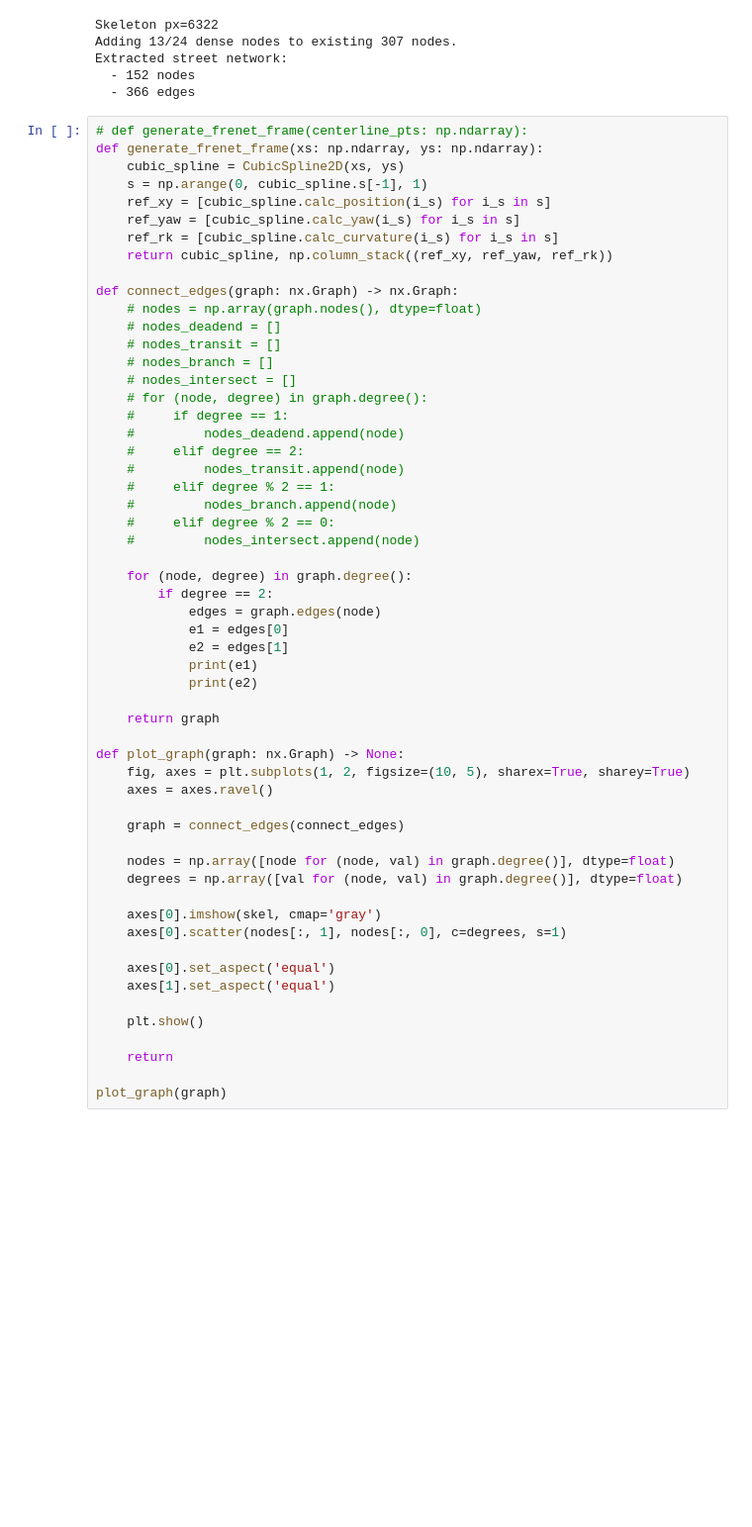
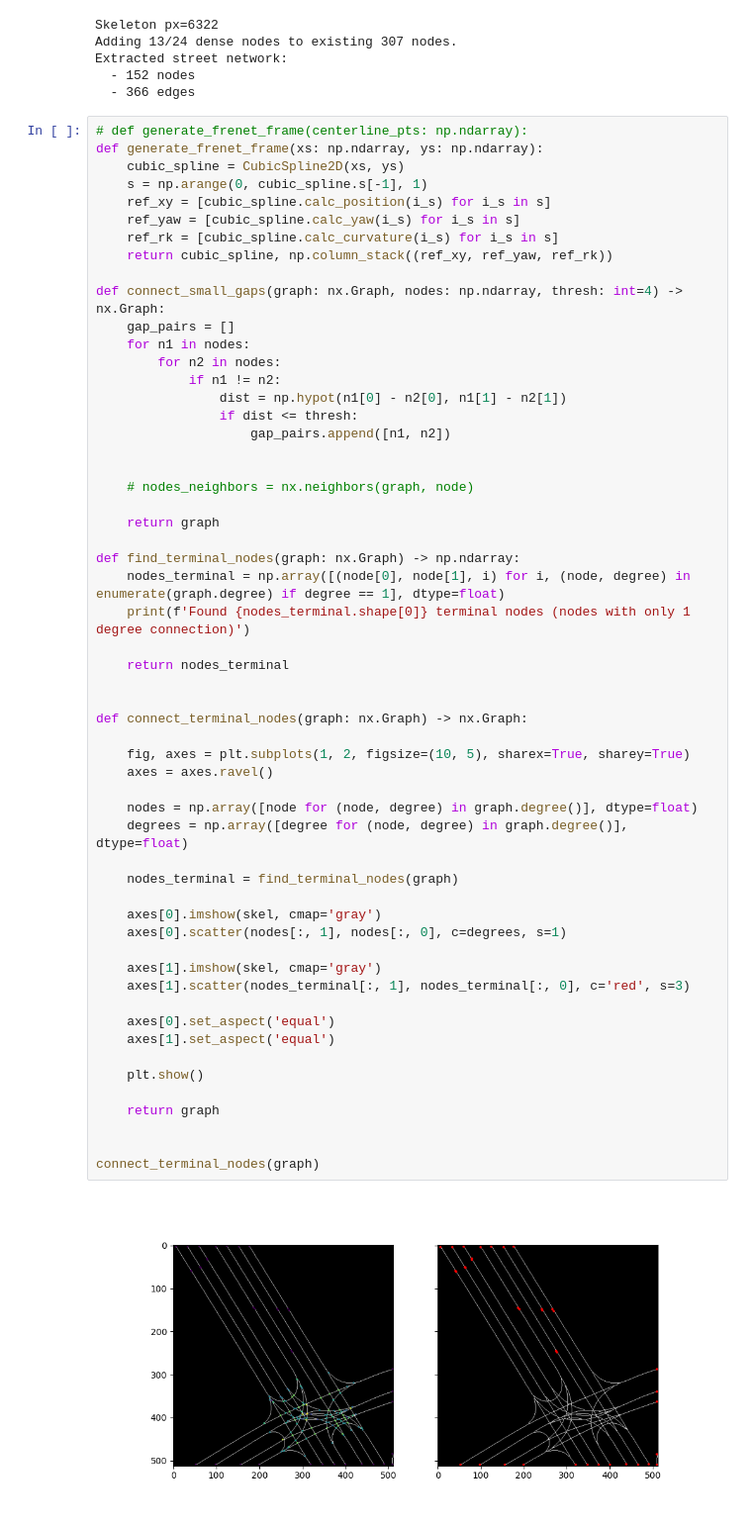
Before and after one commit to Excitablecell/extract-raster-network, a Jupyter notebook: extract_lanes.ipynb, the cells around one changed output. Shown: that part at 99% size. Drawn from its saved outputs; the diff is of its cells as text; blank space fills up the shorter version.

Commit message:
feat: find_terminal_nodes

```diff
--- a/extract_lanes.ipynb
+++ b/extract_lanes.ipynb
@@ -44,57 +44,58 @@ Extracted street network:
 # %%
 # def generate_frenet_frame(centerline_pts: np.ndarray):
 def generate_frenet_frame(xs: np.ndarray, ys: np.ndarray):
     cubic_spline = CubicSpline2D(xs, ys)
     s = np.arange(0, cubic_spline.s[-1], 1)
     ref_xy = [cubic_spline.calc_position(i_s) for i_s in s]
     ref_yaw = [cubic_spline.calc_yaw(i_s) for i_s in s]
     ref_rk = [cubic_spline.calc_curvature(i_s) for i_s in s]
     return cubic_spline, np.column_stack((ref_xy, ref_yaw, ref_rk))
 
-def connect_edges(graph: nx.Graph) -> nx.Graph:
-    # nodes = np.array(graph.nodes(), dtype=float)
-    # nodes_deadend = []
-    # nodes_transit = []
-    # nodes_branch = []
-    # nodes_intersect = []
-    # for (node, degree) in graph.degree():
-    #     if degree == 1:
-    #         nodes_deadend.append(node)
-    #     elif degree == 2:
-    #         nodes_transit.append(node)
-    #     elif degree % 2 == 1:
-    #         nodes_branch.append(node)
-    #     elif degree % 2 == 0:
-    #         nodes_intersect.append(node)
+def connect_small_gaps(graph: nx.Graph, nodes: np.ndarray, thresh: int=4) -> nx.Graph:
+    gap_pairs = []
+    for n1 in nodes:
+        for n2 in nodes:
+            if n1 != n2:
+                dist = np.hypot(n1[0] - n2[0], n1[1] - n2[1])
+                if dist <= thresh:
+                    gap_pairs.append([n1, n2])
 
-    for (node, degree) in graph.degree():
-        if degree == 2:
-            edges = graph.edges(node)
-            e1 = edges[0]
-            e2 = edges[1]
-            print(e1)
-            print(e2)
+
+    # nodes_neighbors = nx.neighbors(graph, node)
 
     return graph
 
-def plot_graph(graph: nx.Graph) -> None:
+def find_terminal_nodes(graph: nx.Graph) -> np.ndarray:
+    nodes_terminal = np.array([(node[0], node[1], i) for i, (node, degree) in enumerate(graph.degree) if degree == 1], dtype=float)
+    print(f'Found {nodes_terminal.shape[0]} terminal nodes (nodes with only 1 degree connection)')
+
+    return nodes_terminal
+
+
+def connect_terminal_nodes(graph: nx.Graph) -> nx.Graph:
+
     fig, axes = plt.subplots(1, 2, figsize=(10, 5), sharex=True, sharey=True)
     axes = axes.ravel()
 
-    graph = connect_edges(connect_edges)
+    nodes = np.array([node for (node, degree) in graph.degree()], dtype=float)
+    degrees = np.array([degree for (node, degree) in graph.degree()], dtype=float)
 
-    nodes = np.array([node for (node, val) in graph.degree()], dtype=float)
-    degrees = np.array([val for (node, val) in graph.degree()], dtype=float)
+    nodes_terminal = find_terminal_nodes(graph)
 
     axes[0].imshow(skel, cmap='gray')
     axes[0].scatter(nodes[:, 1], nodes[:, 0], c=degrees, s=1)
+
+    axes[1].imshow(skel, cmap='gray')
+    axes[1].scatter(nodes_terminal[:, 1], nodes_terminal[:, 0], c='red', s=3)
 
     axes[0].set_aspect('equal')
     axes[1].set_aspect('equal')
 
     plt.show()
 
-    return
+    return graph
 
-plot_graph(graph)
+
+connect_terminal_nodes(graph)
 # %% [output]
+[figure, new version]
```
Also changed, not shown: parts of 2 cells of this notebook.
